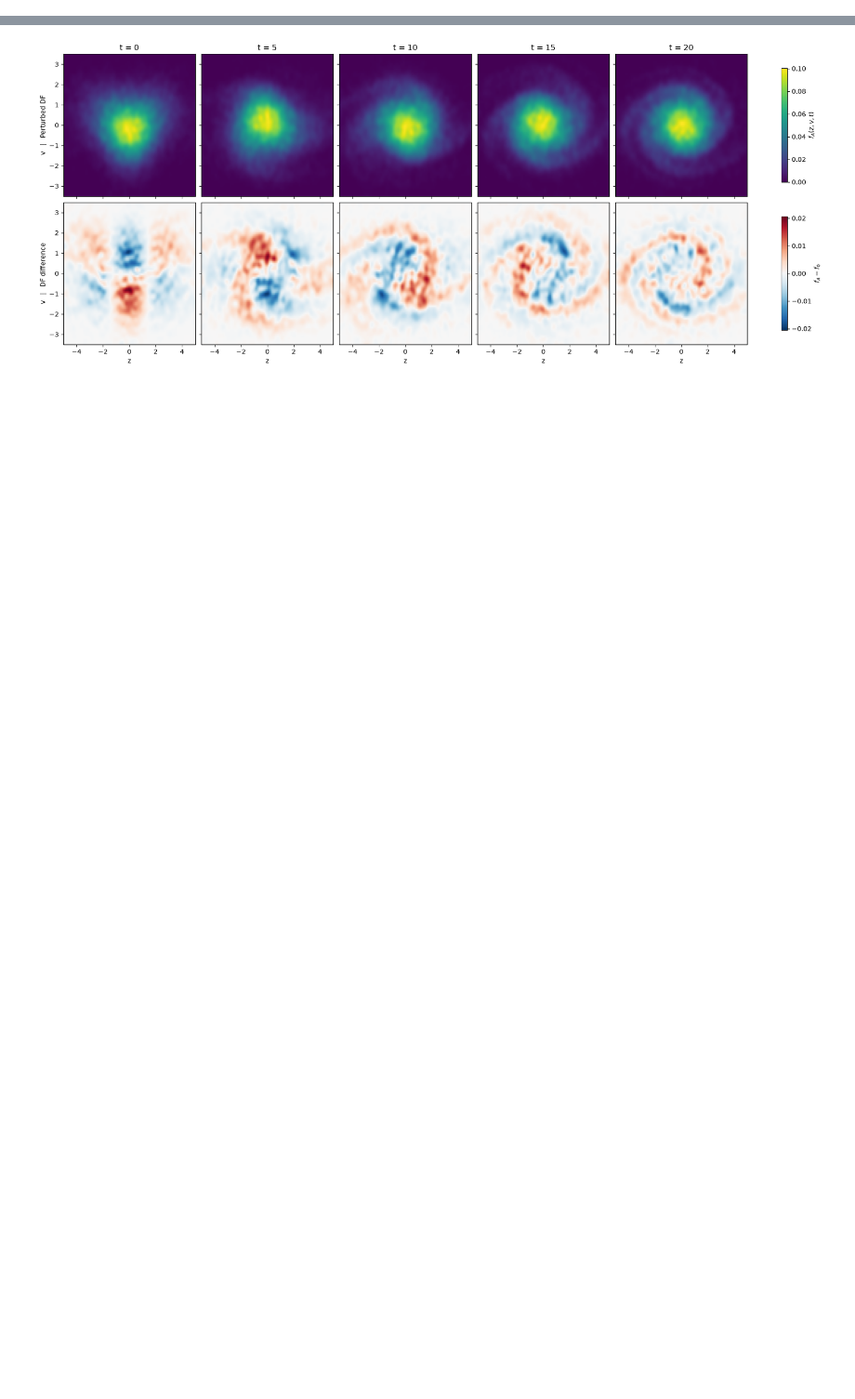
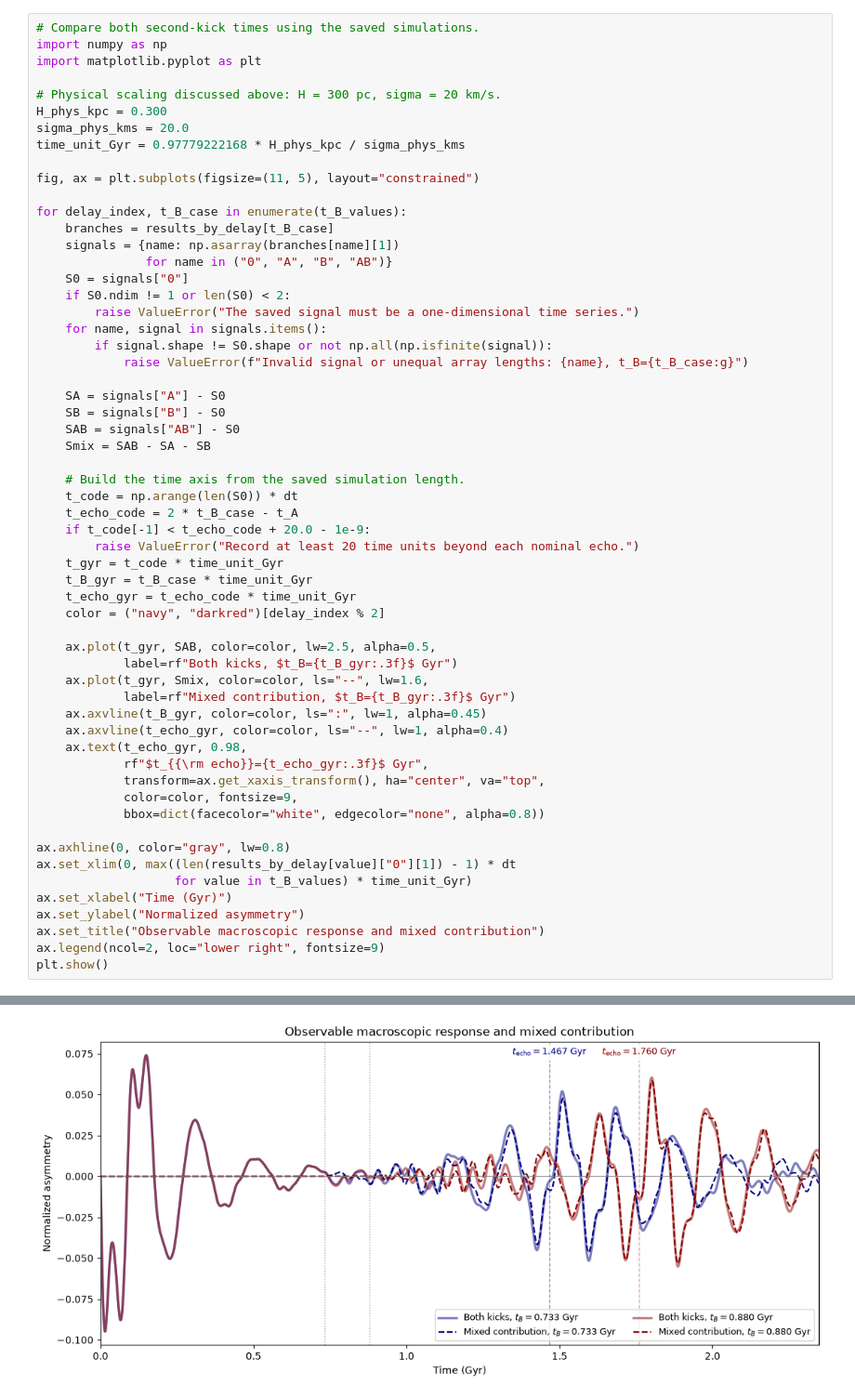
Before and after one commit to Stryder984/galactic-echoes, a Jupyter notebook: SelfGravitatingEcho.ipynb, the cells around one changed output, grey strips where cells are left out. Shown at 93% size. Cells and saved outputs as stored; diff of their text form; blank space fills up the shorter version.

Commit message:
Revise self-gravitating echo simulations and figures

```diff
--- a/SelfGravitatingEcho.ipynb
+++ b/SelfGravitatingEcho.ipynb
@@ -395,2 +211,59 @@ Running single perturbation...
 # %%
+# Compare both second-kick times using the saved simulations.
+import numpy as np
+import matplotlib.pyplot as plt
+
+# Physical scaling discussed above: H = 300 pc, sigma = 20 km/s.
+H_phys_kpc = 0.300
+sigma_phys_kms = 20.0
+time_unit_Gyr = 0.97779222168 * H_phys_kpc / sigma_phys_kms
+
+fig, ax = plt.subplots(figsize=(11, 5), layout="constrained")
+
+for delay_index, t_B_case in enumerate(t_B_values):
+    branches = results_by_delay[t_B_case]
+    signals = {name: np.asarray(branches[name][1])
+               for name in ("0", "A", "B", "AB")}
+    S0 = signals["0"]
+    if S0.ndim != 1 or len(S0) < 2:
+        raise ValueError("The saved signal must be a one-dimensional time series.")
+    for name, signal in signals.items():
+        if signal.shape != S0.shape or not np.all(np.isfinite(signal)):
+            raise ValueError(f"Invalid signal or unequal array lengths: {name}, t_B={t_B_case:g}")
+
+    SA = signals["A"] - S0
+    SB = signals["B"] - S0
+    SAB = signals["AB"] - S0
+    Smix = SAB - SA - SB
+
+    # Build the time axis from the saved simulation length.
+    t_code = np.arange(len(S0)) * dt
+    t_echo_code = 2 * t_B_case - t_A
+    if t_code[-1] < t_echo_code + 20.0 - 1e-9:
+        raise ValueError("Record at least 20 time units beyond each nominal echo.")
+    t_gyr = t_code * time_unit_Gyr
+    t_B_gyr = t_B_case * time_unit_Gyr
+    t_echo_gyr = t_echo_code * time_unit_Gyr
+    color = ("navy", "darkred")[delay_index % 2]
+
+    ax.plot(t_gyr, SAB, color=color, lw=2.5, alpha=0.5,
+            label=rf"Both kicks, $t_B={t_B_gyr:.3f}$ Gyr")
+    ax.plot(t_gyr, Smix, color=color, ls="--", lw=1.6,
+            label=rf"Mixed contribution, $t_B={t_B_gyr:.3f}$ Gyr")
+    ax.axvline(t_B_gyr, color=color, ls=":", lw=1, alpha=0.45)
+    ax.axvline(t_echo_gyr, color=color, ls="--", lw=1, alpha=0.4)
+    ax.text(t_echo_gyr, 0.98,
+            rf"$t_{{\rm echo}}={t_echo_gyr:.3f}$ Gyr",
+            transform=ax.get_xaxis_transform(), ha="center", va="top",
+            color=color, fontsize=9,
+            bbox=dict(facecolor="white", edgecolor="none", alpha=0.8))
+
+ax.axhline(0, color="gray", lw=0.8)
+ax.set_xlim(0, max((len(results_by_delay[value]["0"][1]) - 1) * dt
+                   for value in t_B_values) * time_unit_Gyr)
+ax.set_xlabel("Time (Gyr)")
+ax.set_ylabel("Normalized asymmetry")
+ax.set_title("Observable macroscopic response and mixed contribution")
+ax.legend(ncol=2, loc="lower right", fontsize=9)
+plt.show()
 # %% [output]
@@ -399,2 +270,2 @@ Running single perturbation...
-[figure, old version]
+[figure, new version]
 # %%
```
Also changed, not shown: parts of 5 cells of this notebook.
